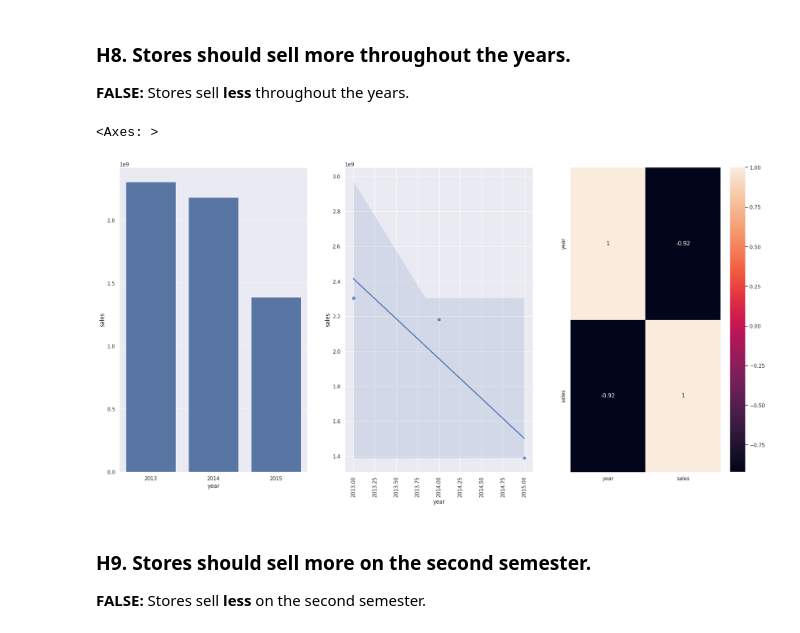
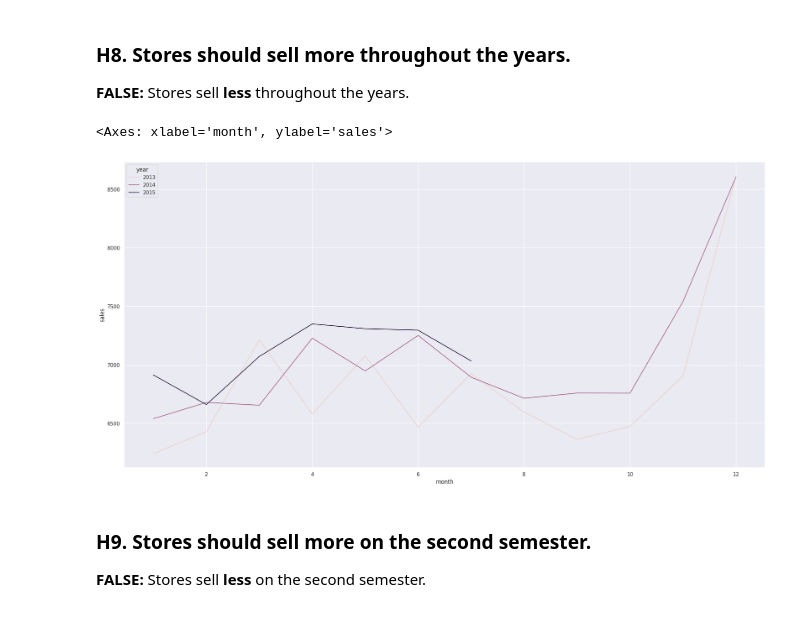
Before and after one commit to eliasbatistasouza/rossmann_sales, a Jupyter notebook: notebooks/001-EDA-ebs.ipynb, the cells around one changed output. Drawn from its saved outputs; the diff is of its cells as text; code cells hidden in the pictures.

```diff
--- a/notebooks/001-EDA-ebs.ipynb
+++ b/notebooks/001-EDA-ebs.ipynb
@@ -1215,21 +1213,18 @@ sns.barplot(x="year", y="sales", hue="state_holiday", data=aux2)
 # %% [markdown]
 ### **H8.** Stores should sell more throughout the years.
 **FALSE:** Stores sell **less** throughout the years.
-# %%
-aux1 = df4.loc[:, ["year", "sales"]].groupby(["year"]).sum().reset_index()
-
-plt.subplot(1, 3, 1)
-sns.barplot(x="year", y="sales", data=aux1)
-
-plt.subplot(1, 3, 2)
-sns.regplot(x="year", y="sales", data=aux1)
-plt.xticks(rotation=90)
-
-plt.subplot(1, 3, 3)
-sns.heatmap(aux1.corr(method="pearson"), annot=True)
-# %% [output]
-<Axes: >
-[figure, removed]
+# %%
+aux1 = (
+    df4.loc[:, ["year", "month", "sales"]]
+    .groupby(["year", "month"])
+    .mean()
+    .reset_index()
+)
+
+sns.lineplot(data=aux1, x="month", y="sales", hue="year")
+# %% [output]
+<Axes: xlabel='month', ylabel='sales'>
+[figure, added]
 # %% [markdown]
 ### **H9.** Stores should sell more on the second semester.
 **FALSE:** Stores sell **less** on the second semester.
```
Also changed, not shown: parts of 28 cells of this notebook, 2 other files.
